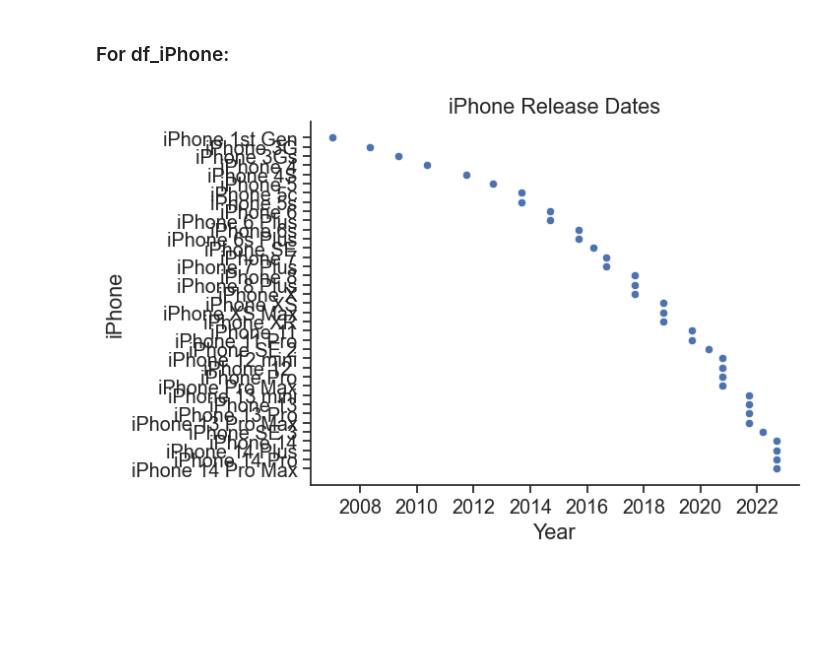
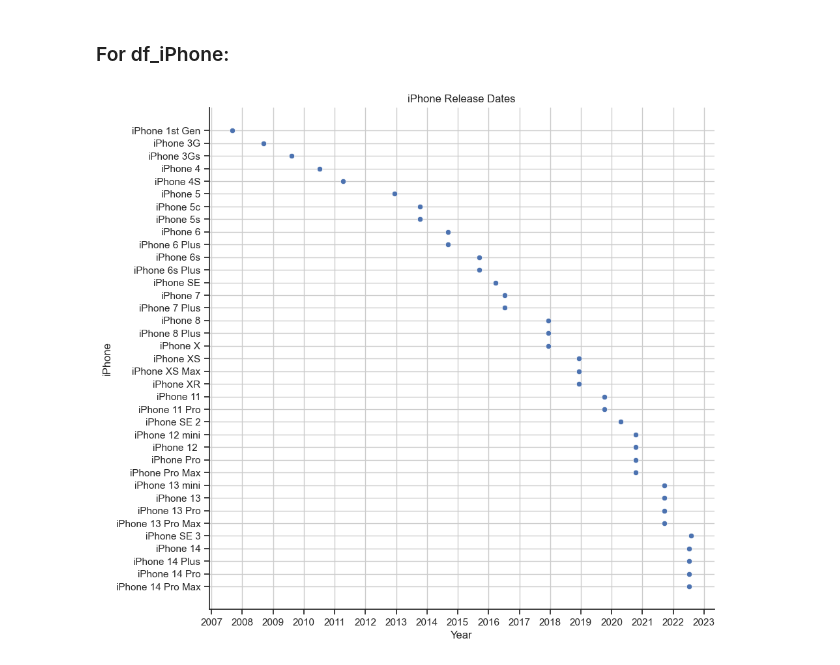
Before and after one commit to ubco-W2022T2-data301/project-group-group11, a Jupyter notebook: analysis/analysis1.ipynb, the cells around one changed output. Cells and saved outputs as stored; diff of their text form; code cells hidden in the pictures; blank space fills up the shorter version.

```diff
--- a/analysis/analysis1.ipynb
+++ b/analysis/analysis1.ipynb
@@ -10,9 +10,10 @@
 import pandas as pd
 import numpy as np
 import matplotlib.pylab as plt
+from matplotlib.dates import YearLocator, DateFormatter
 import seaborn as sns
 
-sns.set_theme(style="ticks", font_scale=1.3)
+sns.set_theme(style="ticks", font_scale=1)
 import matplotlib.pyplot as plt
 plt.rc("axes.spines", top=False, right=False)
 # %% [markdown]
@@ -131,4 +134,5 @@ df_stocks.to_csv('../data/processed/APPL_processed_analysis1.csv')
 # %% [markdown]
 ### For df_iPhones:
 # %%
-df_iPhone['Release_Date'] = pd.to_datetime(df_iPhone['Release_Date'], format='%d/%m/%Y')
+df_iPhone['Release_Date'] = pd.to_datetime(df_iPhone['Release_Date'], format="%Y-%m-%d")
+df_iPhone['Release_Date'] = pd.to_datetime(df_iPhone['Release_Date']).dt.date
@@ -172,10 +245,19 @@ plt.show()
 # %% [markdown]
 ### For df_iPhone:
 # %%
+plt.figure(figsize=(10, 10))
 sns.scatterplot(x='Release_Date', y='iPhone', data=df_iPhone)
+
 plt.xlabel("Year")
 plt.ylabel("iPhone")
 plt.title("iPhone Release Dates")
+
+years = YearLocator()
+formatter = DateFormatter('%Y')
+plt.gca().xaxis.set_major_locator(years)
+plt.gca().xaxis.set_major_formatter(formatter)
+
+plt.grid(True)
 plt.show()
 # %% [output]
-[figure, old version]
+[figure, new version]
```
Also changed, not shown: parts of 18 cells of this notebook, 2 other files.
